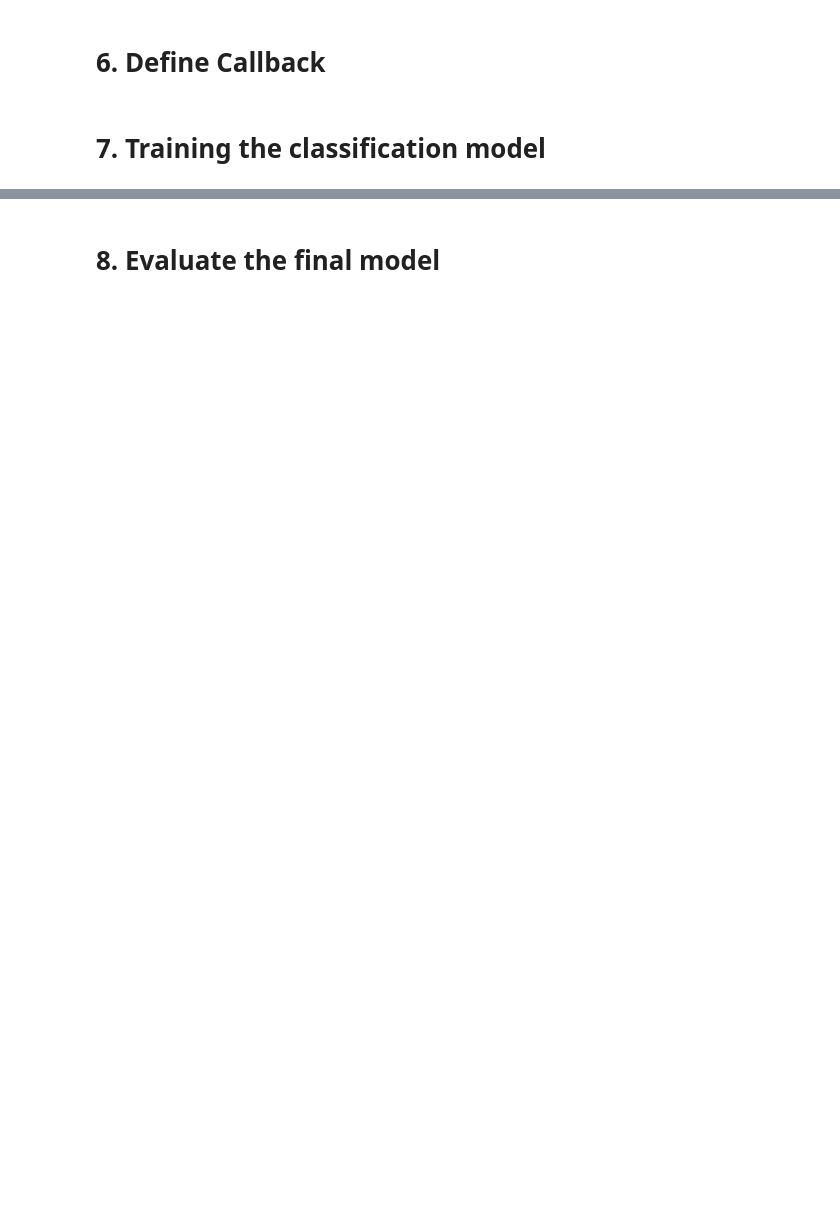
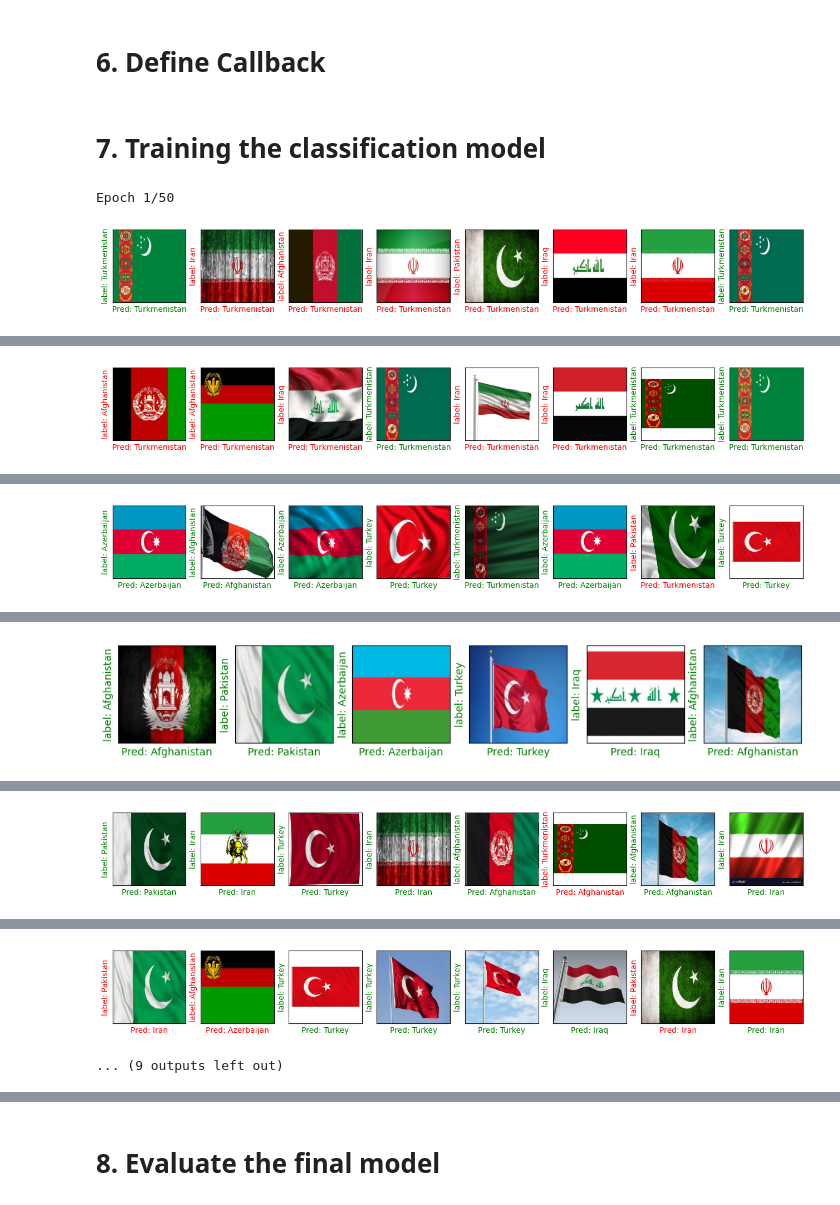
Before and after one commit to masoudmahdavi/Classification-of-flags-by-transfer-learning, a Jupyter notebook: classification-of-flags-by-transfer-learning.ipynb, the cells around one changed output, grey strips where cells are left out. Cells and saved outputs as stored; diff of their text form; code cells hidden in the pictures; blank space fills up the shorter version.

```diff
--- a/classification-of-flags-by-transfer-learning.ipynb
+++ b/classification-of-flags-by-transfer-learning.ipynb
@@ -294,19 +323,22 @@ class ShowTestImages(tf.keras.callbacks.Callback):
 # %%
 """
 #We could use earlystopping to restore weights if validation loss doesn't get better in five epochs
 earlystopping = tf.keras.callbacks.EarlyStopping(
     monitor="val_loss",
     patience=5,
     restore_best_weights=True
 )
 """
 
 history = model.fit(train_generator,
-                    #steps_per_epoch=train_generator.samples // batch_size,
+                    steps_per_epoch=train_generator.samples // batch_size,
                     validation_data=val_generator,
-                    #validation_steps=val_generator.samples // batch_size,
+                    validation_steps=val_generator.samples // batch_size,
                     epochs=50,
                     batch_size=batch_size,
                     callbacks=[
               ShowTestImages()]
 )
+# %% [output]
+Epoch 1/50
+[figure, added]
@@ -312,0 +355 @@ history = model.fit(train_generator,
+[figure, added]
@@ -312,0 +366 @@ history = model.fit(train_generator,
+[figure, added]
@@ -312,0 +377 @@ history = model.fit(train_generator,
+[figure, added]
@@ -312,0 +388 @@ history = model.fit(train_generator,
+[figure, added]
@@ -313,3 +399,5 @@ history = model.fit(train_generator,
+[figure, added]
+... (9 outputs left out)
 # %%
 #plot the results of the training
 plt.figure(figsize=(13,6))
```
Also changed, not shown: parts of 16 cells of this notebook.
